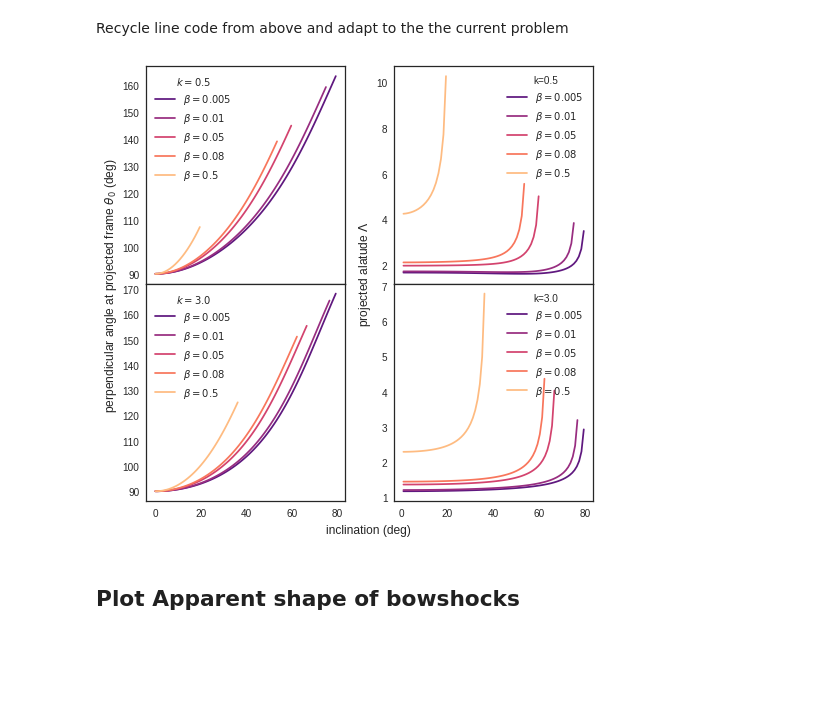
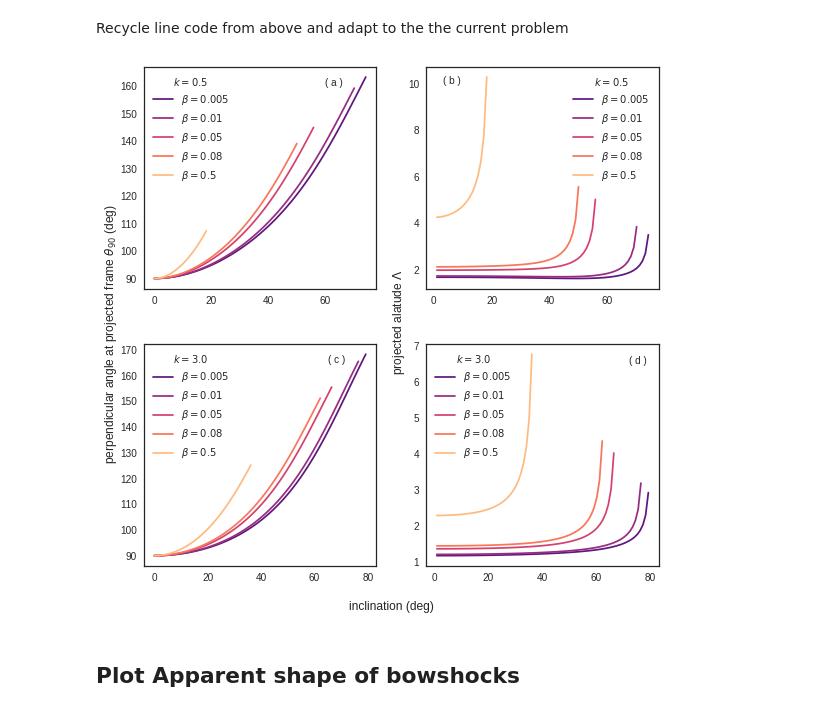
Before and after one commit to Lxndrs/Thesis, a Jupyter notebook: Picture Maker II.ipynb, the cells around one changed output. Cells and saved outputs as stored; diff of their text form; code cells hidden in the pictures; blank space fills up the shorter version.

```diff
--- a/Picture Maker II.ipynb
+++ b/Picture Maker II.ipynb
@@ -434,13 +439,16 @@ f.savefig("./Figures/cantoid-th0-vs-i.pdf")
 # %%
 xi = [0.8, 0.4]
 f= plt.figure()
+x1_text = [4, 4]
+x2_text = [68, 72]
+y1_text = [70, 74]
+y2_text = [2.4, 2.4]
+label_text1 = ["( a )", "( c )"]
+label_text2 = ["( b )", "( d )"]
 for n, X in enumerate(xi):
     k = 2./X - 2
     ax1 = f.add_subplot(2, 2, 2*n+1, adjustable="box")
     ax2 = f.add_subplot(2, 2, 2*n+2)
-    if n==0:
-        ax1.set_xticks([])
-        ax2.set_xticks([])
     for b, c in zip(beta[1:], color[1:]):
         ancantoid = Shell(beta=b, innertype="anisotropic", xi=X)
         R = ancantoid.radius(theta)
@@ -469,17 +477,19 @@ for n, X in enumerate(xi):
         ax1.plot(np.degrees(inc_arr), np.degrees(t0_arr), label=label.format(b), c=c)
         ax2.plot(np.degrees(inc_arr), R0p, label=label.format(b), c=c)
     ax1.legend(title=r"$k={}$".format(k))
-    ax2.legend(title=r"k={}".format(k))
+    ax2.legend(title=r"k={}".format(k), loc="upper left")
     ax1.plot(np.linspace(0, 90), np.linspace(0, 90), "k--")
     ax1.set_ylim(0, ilim)
     ax1.set_xlim(0, ilim)
     ax2.set_xlim(0, ilim)
     ax2.set_ylim(0.9, 2.5)
+    ax1.text(x1_text[n], y1_text[n], label_text1[n])
+    ax2.text(x2_text[n], y2_text[n], label_text2[n])
 fontsize = 12
 f.text(0.49, 0.52, r"projected apex radius $R'_0/R_0$", va="center", rotation="vertical", fontsize=fontsize)
-f.text(0.51, 0.07, "inclination (deg)", ha='center', fontsize=fontsize)
-f.text(0.05, 0.5, r"apex angle at projected frame $\theta_0$ (deg)", va='center', rotation="vertical", fontsize=fontsize)
-f.subplots_adjust(wspace=0.25, hspace=0)
+f.text(0.51, 0.02, "inclination (deg)", ha='center', fontsize=fontsize)
+f.text(0.008, 0.5, r"apex angle at projected frame $\theta_0$ (deg)", va='center', rotation="vertical", fontsize=fontsize)
+f.tight_layout()
 f.set_size_inches(8, 8)
 f.savefig("./Figures/ancantoid-th0-vs-i.pdf")
 # %% [output]
@@ -579,13 +594,16 @@ f.savefig("./Figures/cantoid-th90-vs-i.pdf")
 Recycle line code from above and adapt to the the current problem
 # %%
 f= plt.figure()
+x1_text = [60, 65]
+x2_text = [3, 72]
+y1_text = [160, 165]
+y2_text = [10, 6.5]
+label_text1 = ["( a )", "( c )"]
+label_text2 = ["( b )", "( d )"]
 for n, X in enumerate(xi):
     k = 2./X - 2
     ax1 = f.add_subplot(2, 2, 2*n+1, adjustable="box")
-    ax2 = f.add_subplot(2, 2, 2*n+2)
-    if n==0:
-        ax1.set_xticks([])
-        ax2.set_xticks([])
+    ax2 = f.add_subplot(2, 2, 2*n+2, adjustable="box")
     for b, c in zip(beta[1:], color[1:]):
         ancantoid = Shell(beta=b, innertype="anisotropic", xi=X)
         R = ancantoid.radius(theta)
@@ -596,39 +614,41 @@ for n, X in enumerate(xi):
         # find maximum inclination where the tangent line exists
         imax = thinf - 0.5*np.pi
         # set array size such that the step is the same in all cases
         step = np.radians(1.0) # 1 degree is good to make the brentq method work for all beta values
         narray = imax/step
         inc_arr = np.linspace(0.0, imax, narray, endpoint=False)
         t0_arr = []
         t90_arr = []
         w = np.gradient(np.log(R))/np.gradient(theta)
         for i in inc_arr:
             f_int_t0 = interp1d(theta, f_proj_t0(theta, w, np.degrees(i)))
             f_int_t90 = interp1d(theta, f_proj_t90(theta, w, np.degrees(i)))
             t90 = brentq(f_int_t90, step, thinf-step)
             if i == 0.0:
                 t0 = 0.0
             else:
                 t0 = brentq(f_int_t0, step, thinf-step)
             t0_arr.append(t0)
             t90_arr.append(t90)
         sin_phi_t90 = 1./(np.tan(inc_arr)*np.tan(np.array(t90_arr)))
         R0p = R_int(np.array(t0_arr))*np.cos(np.array(t0_arr)-inc_arr)
         R90p = R_int(np.array(t90_arr))*np.sin(np.array(t90_arr))*np.sqrt(1-sin_phi_t90**2)
         Lambda = R90p/R0p
         ax1.plot(np.degrees(inc_arr), np.degrees(t90_arr), label=label.format(b), c=c)
         ax2.plot(np.degrees(inc_arr), Lambda, label=label.format(b), c=c)
     ax1.legend(title=r"$k={}$".format(k))
-    ax2.legend(title=r"k={}".format(k))
+    ax2.legend(title=r"$k={}$".format(k))
+    ax1.text(x1_text[n], y1_text[n], label_text1[n])
+    ax2.text(x2_text[n], y2_text[n], label_text2[n])
 fontsize = 12
-f.text(0.49, 0.52, r"projected alatude $\Lambda$", va="center", rotation="vertical", fontsize=fontsize)
-f.text(0.51, 0.07, "inclination (deg)", ha='center', fontsize=fontsize)
-f.text(0.05, 0.5, r"perpendicular angle at projected frame $\theta_0$ (deg)", va='center', rotation="vertical", fontsize=fontsize)
-f.subplots_adjust(wspace=0.25, hspace=0)
+f.text(0.51, 0.52, r"projected alatude $\Lambda$", va="center", rotation="vertical", fontsize=fontsize)
+f.text(0.51, 0.02, "inclination (deg)", ha='center', fontsize=fontsize)
+f.text(0.01, 0.5, r"perpendicular angle at projected frame $\theta_{90}$ (deg)", va='center', rotation="vertical", fontsize=fontsize)
+f.tight_layout()
 f.set_size_inches(8, 8)
 f.savefig("./Figures/ancantoid-th90-vs-i.pdf")
 # %% [output]
-[figure, old version]
+[figure, new version]
 # %% [markdown]
 ## Plot Apparent shape of bowshocks
 # %% [markdown]
```
Also changed, not shown: parts of 18 cells of this notebook, 12 other files.
